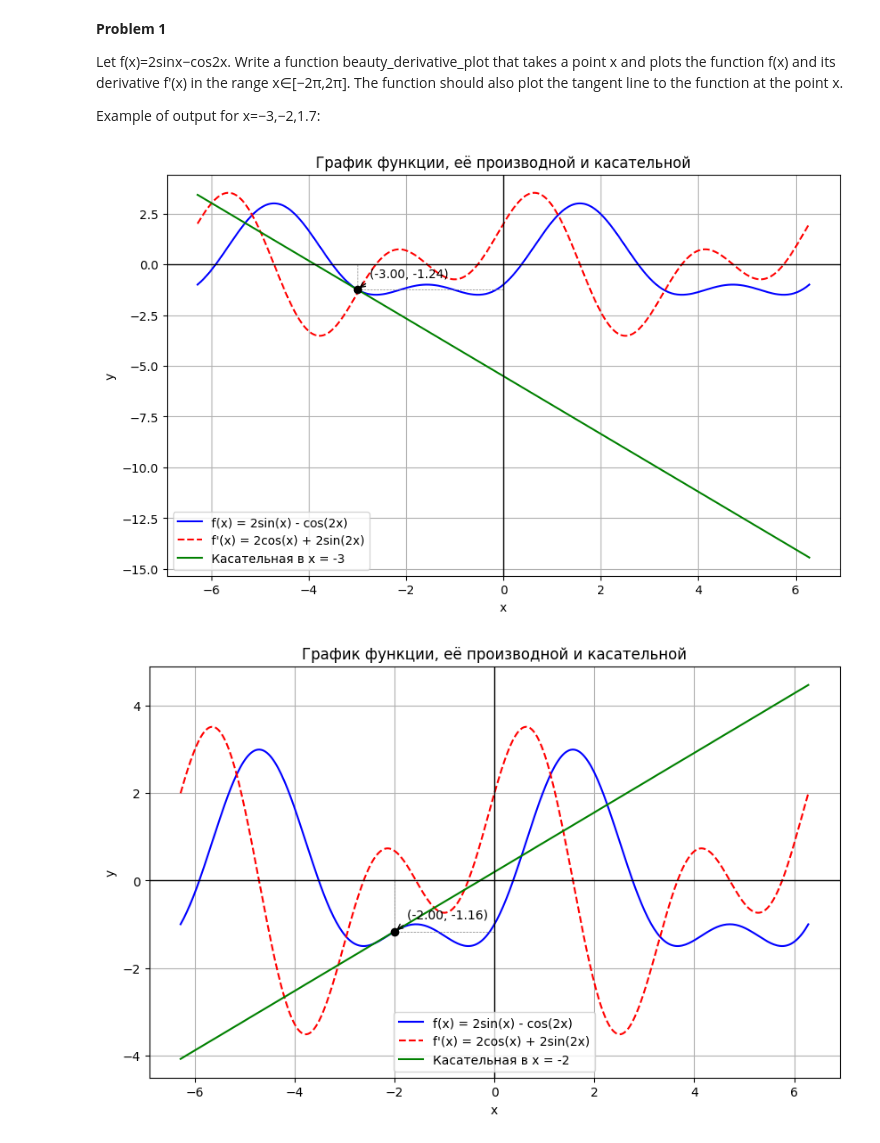
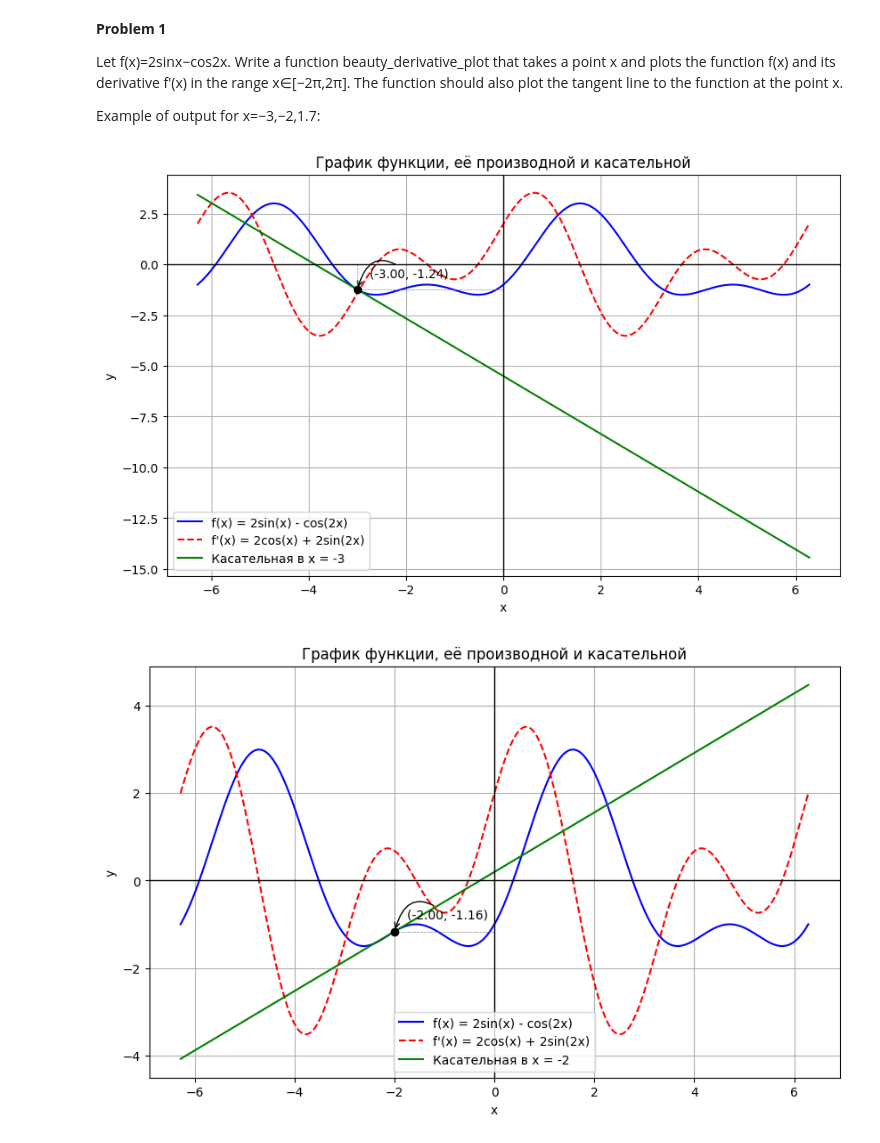
Before and after one commit to YanaStekolshchikova/StatPrak25, a Jupyter notebook: дз2.ipynb, the cells around one changed output. Drawn from its saved outputs; the diff is of its cells as text; code cells hidden in the pictures.

```diff
--- a/дз2.ipynb
+++ b/дз2.ipynb
@@ -34,33 +34,33 @@ def beauty_derivative_plot(x0):
     plt.plot(x, y_f, label="f(x) = 2sin(x) - cos(2x)", color='blue')
     plt.plot(x, y_f_derivative, label="f'(x) = 2cos(x) + 2sin(2x)", color='red', linestyle='--')
     plt.plot(x, tangent_line, label=f"Касательная в x = {x0}", color='green')
 
     plt.scatter([x0], [f_x0], color='black', zorder=5)
     # подпись с координатами точки касания
     plt.annotate(f"({x0:.2f}, {f_x0:.2f})", xy=(x0, f_x0), xycoords='data',
                  xytext=(10, 10), textcoords='offset points', fontsize=10,
-                 arrowprops=dict(arrowstyle="->", connectionstyle="arc3,rad=0.2"))
+                 arrowprops=dict(arrowstyle="->", connectionstyle="arc3,rad=0.8"))
 
     # проекции точки касания на оси
     plt.plot([x0, x0], [0, f_x0], linestyle='--', color='gray', linewidth=0.5)
     plt.plot([0, x0], [f_x0, f_x0], linestyle='--', color='gray', linewidth=0.5)
 
     # координатные оси
     plt.axhline(0, color='black', linewidth=1)
     plt.axvline(0, color='black', linewidth=1)
 
     plt.title(f"График функции, её производной и касательной")
     plt.xlabel("x")
     plt.ylabel("y")
     plt.legend()
     plt.grid(True)
 
     plt.show()
 
 # примеры
 beauty_derivative_plot(-3)
 beauty_derivative_plot(-2)
 beauty_derivative_plot(1.7)
 # %% [output]
-[figure, old version]
+[figure, new version]
-[figure, old version]
+[figure, new version]
```
Also changed, not shown: parts of 1 cell of this notebook.
